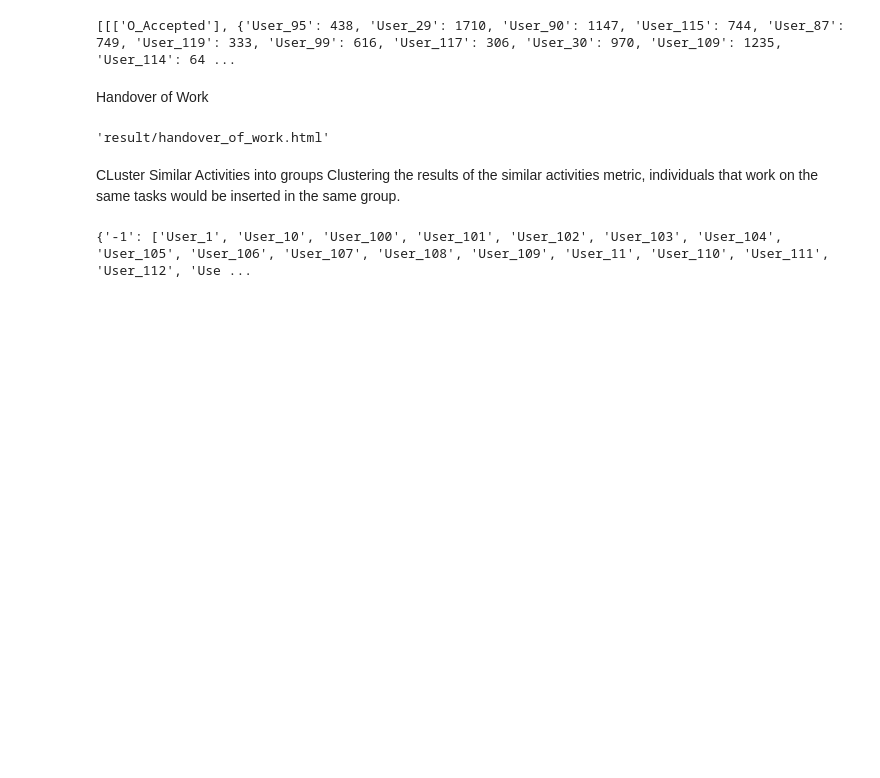
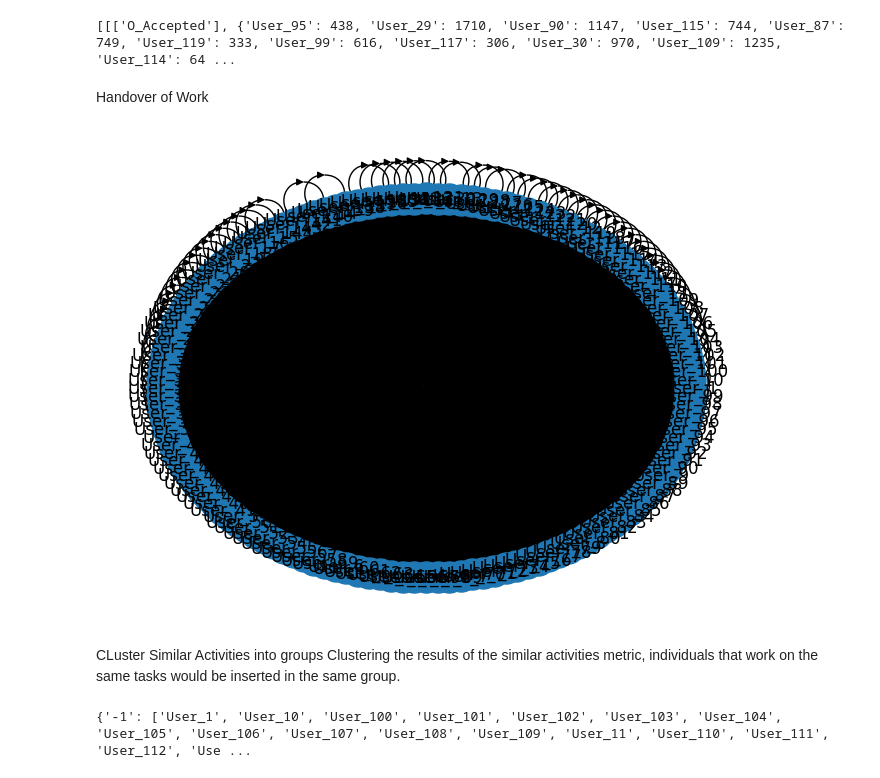
Before and after one commit to LFS96/PraxisModul1_PM4PY, a Jupyter notebook: notebook.ipynb, the cells around one changed output. Saved outputs shown, nothing was run; the diff lists cells and outputs as text; code cells hidden in the pictures; blank space fills up the shorter version.

```diff
--- a/notebook.ipynb
+++ b/notebook.ipynb
@@ -35,10 +63,10 @@ print([x for x in roles])
 Handover of Work
 # %%
 hw_values = sna.apply(log, variant=sna.Variants.HANDOVER_LOG)
-gviz_hw_py = sna_visualizer.apply(hw_values, variant=sna_visualizer.Variants.PYVIS)
-shutil.move(gviz_hw_py, "result/handover_of_work.html")
+gviz_hw_py = sna_visualizer.apply(hw_values, variant=sna_visualizer.Variants.NETWORKX)
+sna_visualizer.view(gviz_hw_py, variant=sna_visualizer.Variants.NETWORKX)
 # %% [output]
-'result/handover_of_work.html'
+[figure, added]
 # %% [markdown]
 CLuster Similar Activities into groups
 Clustering the results of the similar activities metric, individuals that work on the same tasks would be inserted in the same group.
```
Also changed, not shown: parts of 4 cells of this notebook.
